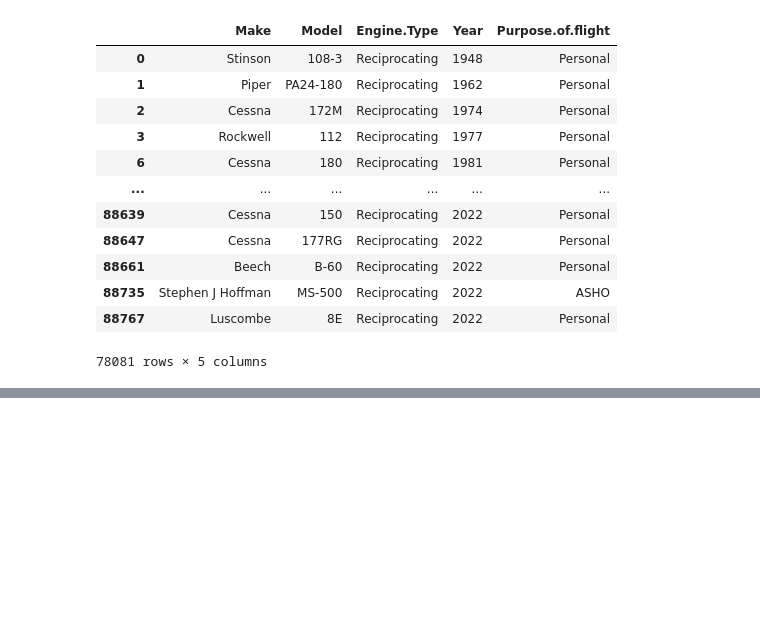
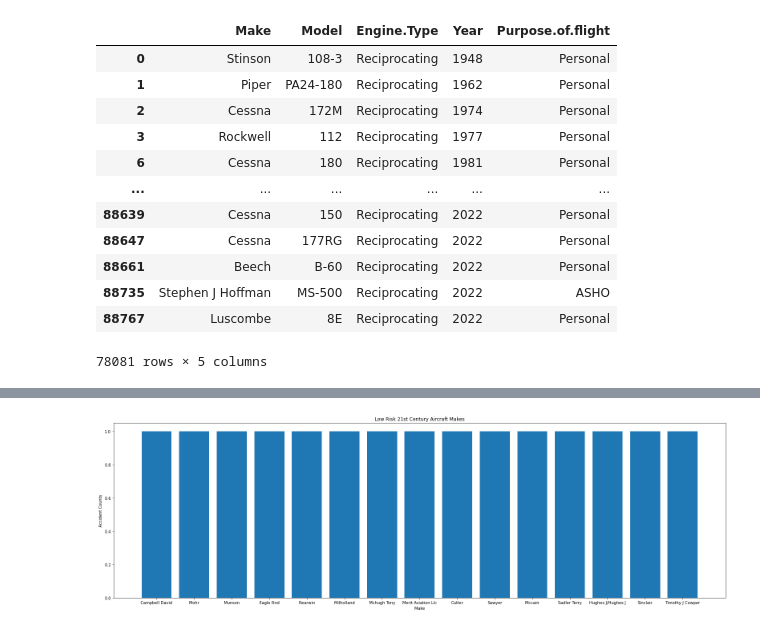
Before and after one commit to Assesa44/Phase1_project, a Jupyter notebook: notebook.ipynb, the cells around one changed output, grey strips where cells are left out. Drawn from its saved outputs; the diff is of its cells as text; code cells hidden in the pictures; blank space fills up the shorter version.

```diff
--- a/notebook.ipynb
+++ b/notebook.ipynb
@@ -933,0 +958,25 @@ The two bar graphs above have totally different aircraft, and that could be attr
+# %%
+# First I am preparing my data by retrieving the needed data from the dataframe using the .value_counts() method.
+# I am using the data from the `Make` column and using its values for the x axis and the counts for the plot's y axis.
+# To retrieve them, I am using the `.index[]` method to get the bottom 15 values by slicing through them. To get the bottom 15 counts, I am using the `.tail()` method.
+Low_risk_21C_makes = list(Twenty_first_century['Make'].value_counts().index[-15:])
+Low_risk_21C_makes_counts = list(Twenty_first_century['Make'].value_counts().tail(15))
+
+# Title and labels.
+#This code is preparing the titles and labels for plotting by storing the titles and labels in variables for convinience when plotting.
+title = 'Low Risk 21st Century Aircraft Makes'
+x_label = 'Make'
+y_label = 'Accident Counts'
+
+# Plotting
+# In this part I am plotting a bar graph, and customizing the figure and plot
+fig, ax = plt.subplots(figsize = (22, 7))
+
+# Plotting the bar graph
+ax.bar(Low_risk_21C_makes, Low_risk_21C_makes_counts)
+
+#setting the title, label and adjusting the layout
+ax.set(title = title, xlabel = x_label, ylabel = y_label)
+plt.tight_layout();
+# %% [output]
+[figure, added]
```
Also changed, not shown: parts of 25 cells of this notebook.
